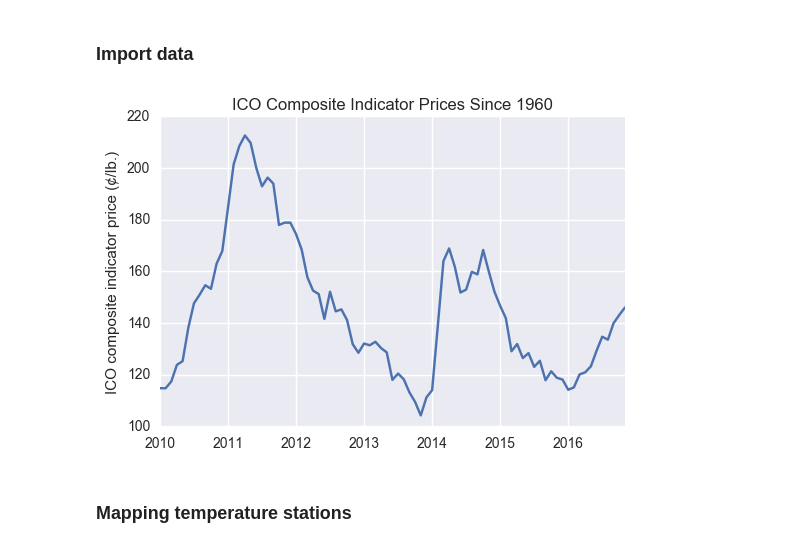
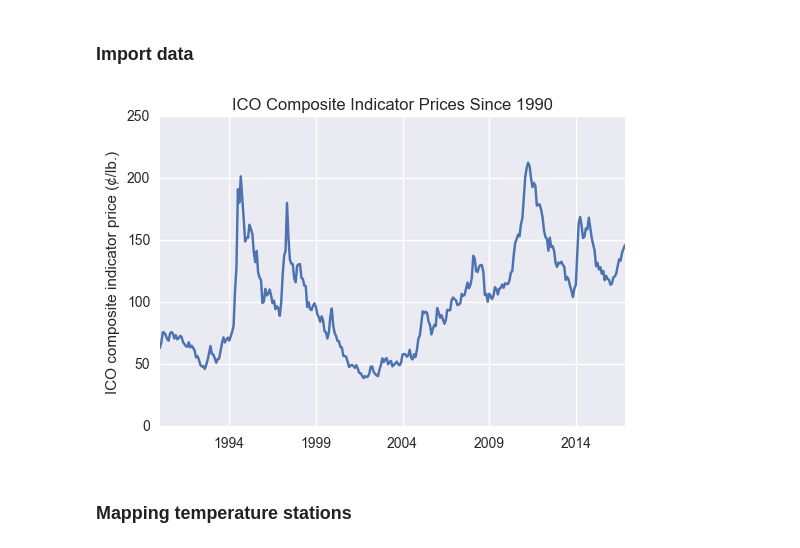
Before and after one commit to mohsseha/DSI-BOS-students, a Jupyter notebook: ntmitchell/capstone project/technical-report.ipynb, the cells around one changed output. Drawn from its saved outputs; the diff is of its cells as text; code cells hidden in the pictures.

Commit message:
updating capstone files

```diff
--- a/ntmitchell/capstone project/technical-report.ipynb
+++ b/ntmitchell/capstone project/technical-report.ipynb
@@ -67,17 +67,31 @@ def figure_coffee_production_for_each_ICO_category():
 # %%
 def figure_ICO_composite_indicator_since_1960():
     total_ICO_composite_indicator = pd.read_csv("../datasets/capstone/ICO composite indicator index since 1960.csv")
     total_ICO_composite_indicator.index = pd.to_datetime(total_ICO_composite_indicator["Unnamed: 0"].values, errors = 'coerce')
     total_ICO_composite_indicator = total_ICO_composite_indicator.drop("Unnamed: 0", axis = 1)
     total_ICO_composite_indicator.columns = ["ICO composite indicator price (¢/lb.)"]
 
     total_ICO_composite_indicator.plot()
     plt.title("ICO Composite Indicator Prices Since 1960")
     plt.ylabel("ICO composite indicator price (¢/lb.)")
     plt.legend("")
     plt.show()
+
+def figure_ICO_composite_indicator_since_1990():
+    total_ICO_composite_indicator = pd.read_csv("../datasets/capstone/ICO composite indicator index since 1960.csv")
+    total_ICO_composite_indicator.index = pd.to_datetime(total_ICO_composite_indicator["Unnamed: 0"].values, errors = 'coerce')
+    total_ICO_composite_indicator = total_ICO_composite_indicator.drop("Unnamed: 0", axis = 1)
+    total_ICO_composite_indicator.columns = ["ICO composite indicator price (¢/lb.)"]
+
+    total_ICO_composite_indicator[total_ICO_composite_indicator.index.year > 1989].plot()
+    plt.title("ICO Composite Indicator Prices Since 1990")
+    plt.ylabel("ICO composite indicator price (¢/lb.)")
+    plt.legend("")
+    plt.show()
+
+figure_ICO_composite_indicator_since_1990()
 # %% [output]
-[figure, old version]
+[figure, new version]
 # %%
 def figure_autocorrelation_of_ICO_composite_indicator():
     pd.tools.plotting.autocorrelation_plot(test_dataframe.iloc[:, 1].dropna())
```
Also changed, not shown: parts of 26 cells of this notebook, 1 other file.
